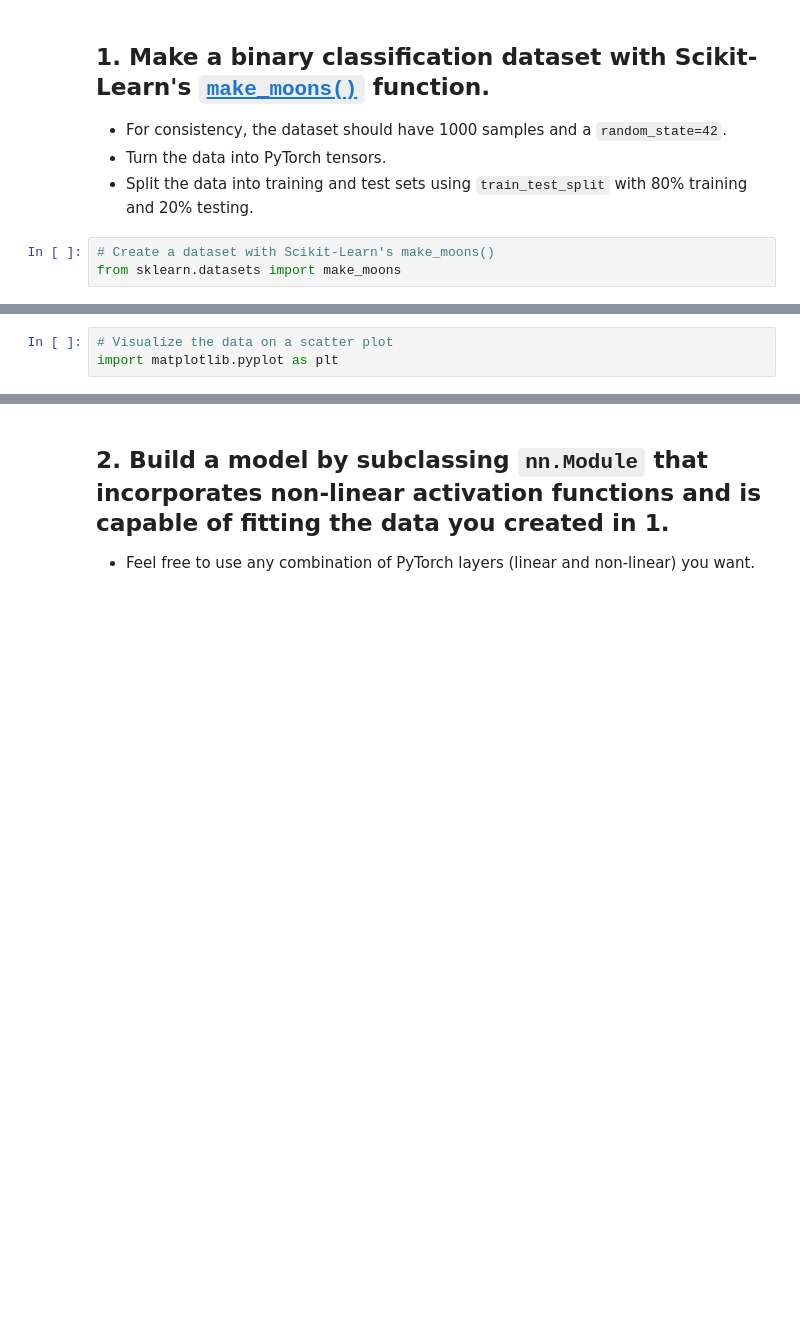
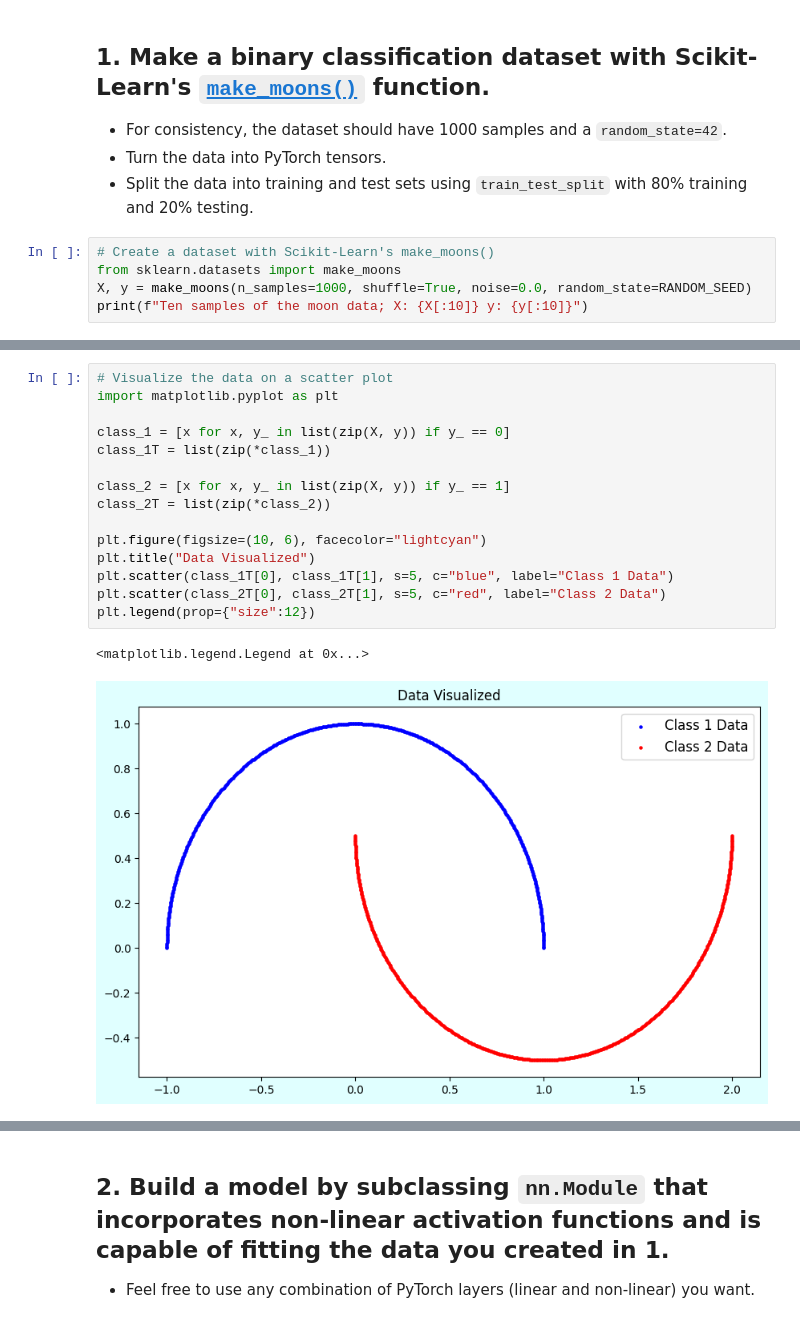
Before and after one commit to Namakando-ApertureScience/Torch-training, a Jupyter notebook: 02_pytorch_classification_exercises.ipynb, the cells around one changed output, grey strips where cells are left out. Drawn from its saved outputs; the diff is of its cells as text; blank space fills up the shorter version.

```diff
--- a/02_pytorch_classification_exercises.ipynb
+++ b/02_pytorch_classification_exercises.ipynb
@@ -31,3 +34,5 @@ RANDOM_SEED = 42
 # %%
 # Create a dataset with Scikit-Learn's make_moons()
 from sklearn.datasets import make_moons
+X, y = make_moons(n_samples=1000, shuffle=True, noise=0.0, random_state=RANDOM_SEED)
+print(f"Ten samples of the moon data; X: {X[:10]} y: {y[:10]}")
@@ -37,5 +68,20 @@ import pandas as pd
-# %%
-# Visualize the data on a scatter plot
-import matplotlib.pyplot as plt
+# %%
+# Visualize the data on a scatter plot
+import matplotlib.pyplot as plt
+
+class_1 = [x for x, y_ in list(zip(X, y)) if y_ == 0]
+class_1T = list(zip(*class_1))
+
+class_2 = [x for x, y_ in list(zip(X, y)) if y_ == 1]
+class_2T = list(zip(*class_2))
+
+plt.figure(figsize=(10, 6), facecolor="lightcyan")
+plt.title("Data Visualized")
+plt.scatter(class_1T[0], class_1T[1], s=5, c="blue", label="Class 1 Data")
+plt.scatter(class_2T[0], class_2T[1], s=5, c="red", label="Class 2 Data")
+plt.legend(prop={"size":12})
+# %% [output]
+<matplotlib.legend.Legend at 0x...>
+[figure, added]
 # %%
 # Turn data into tensors of dtype float
```
Also changed, not shown: parts of 5 cells of this notebook.
